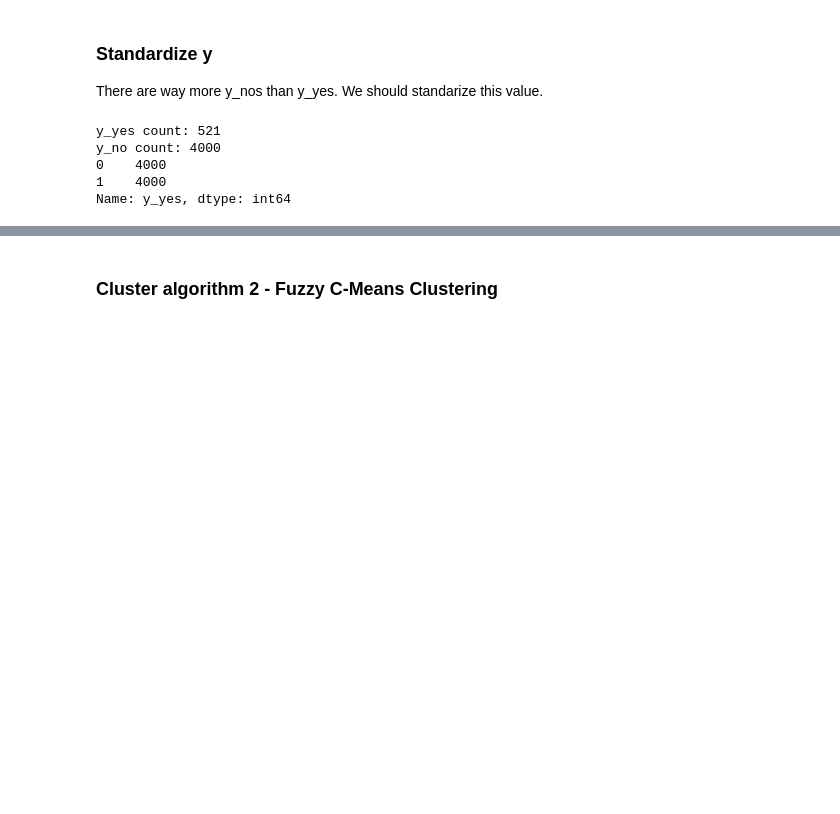
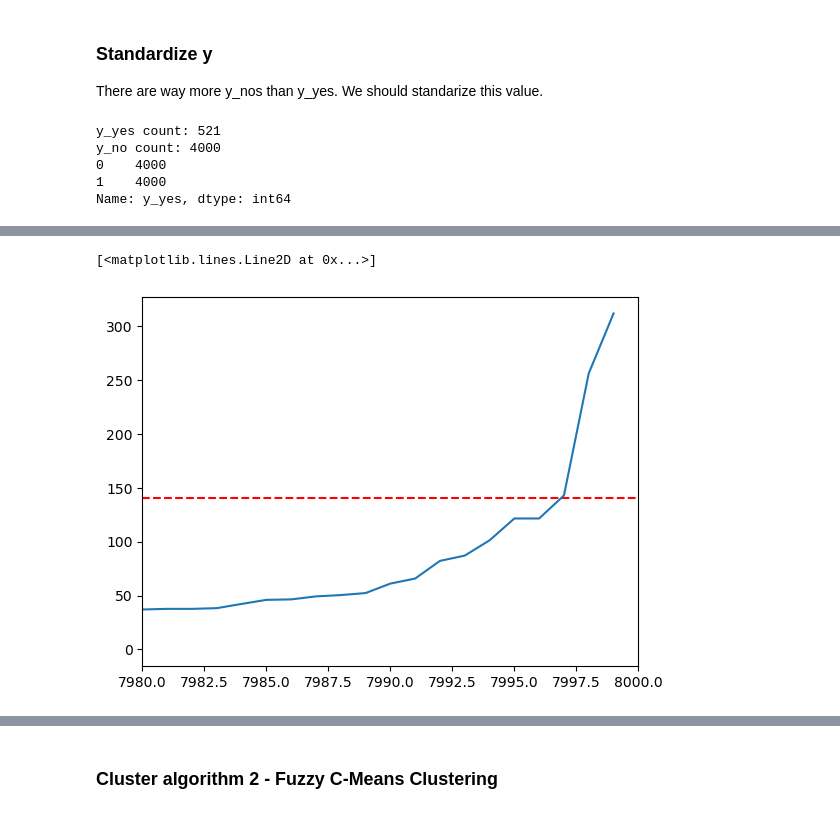
Before and after one commit to DSBE-Semester-A/DataMining, a Jupyter notebook: Assignment2/Assignment_2.ipynb, the cells around one changed output, grey strips where cells are left out. Cells and saved outputs as stored; diff of their text form; code cells hidden in the pictures; blank space fills up the shorter version.

```diff
--- a/Assignment2/Assignment_2.ipynb
+++ b/Assignment2/Assignment_2.ipynb
@@ -330,0 +326,3 @@ sns.scatterplot(df_bank['age'])
+# %%
+df_final = df_upsampled[key_features + ['y_yes_standardized']]
+df_final
@@ -330,0 +343,15 @@ sns.scatterplot(df_bank['age'])
+# %%
+from sklearn.neighbors import NearestNeighbors
+from matplotlib import pyplot as plt
+
+neighbors = NearestNeighbors(n_neighbors=20)
+neighbors_fit = neighbors.fit(df_final)
+distances, indices = neighbors_fit.kneighbors(df_final)
+distances = np.sort(distances, axis=0)[:,1]
+# %%
+plt.xlim(7980, 8000)
+plt.axhline(y=140, color='r', linestyle='--')
+plt.plot(distances)
+# %% [output]
+[<matplotlib.lines.Line2D at 0x...>]
+[figure, added]
```
Also changed, not shown: parts of 27 cells of this notebook, 1 other file.
